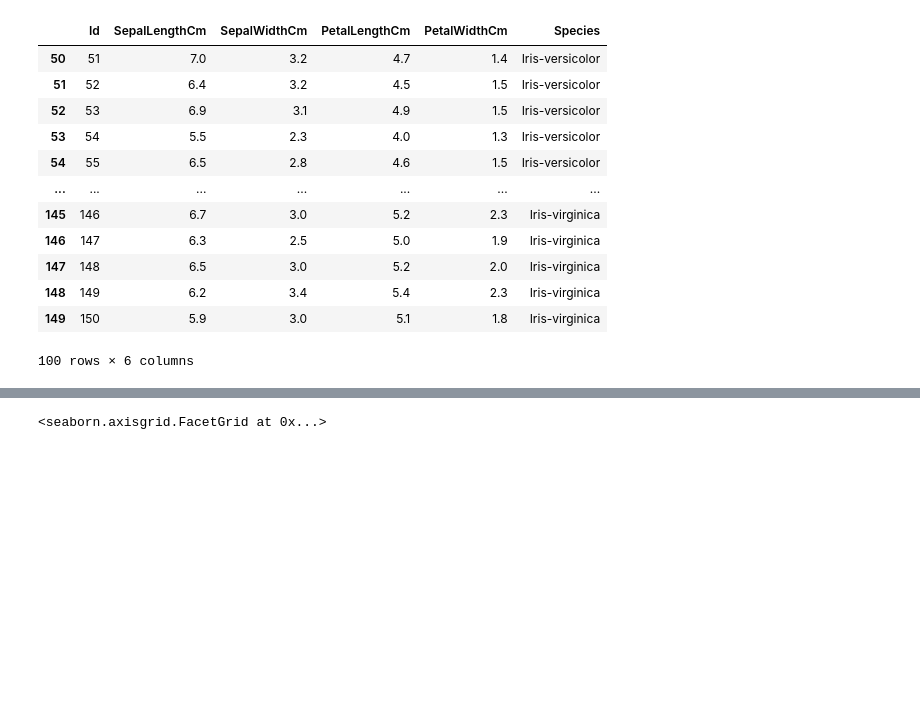
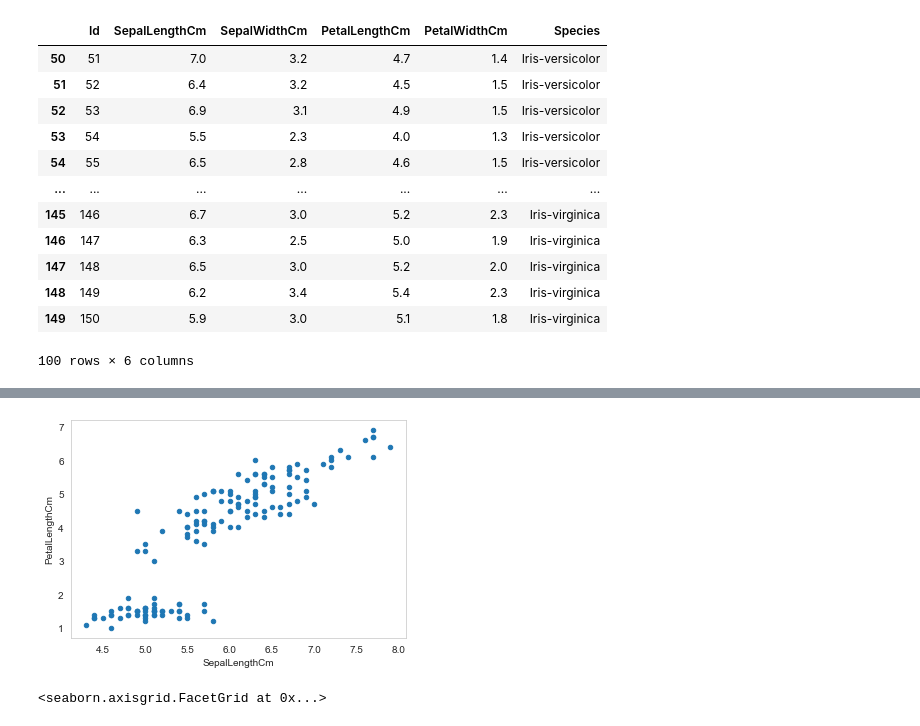
Before and after one commit to Thien-Nguyen-Git/Iris_Flowers, a Jupyter notebook: Beautiful_Flowers.ipynb, the cells around one changed output, grey strips where cells are left out. Saved outputs shown, nothing was run; the diff lists cells and outputs as text; code cells hidden in the pictures; blank space fills up the shorter version.

```diff
--- a/Beautiful_Flowers.ipynb
+++ b/Beautiful_Flowers.ipynb
@@ -101,3 +101,12 @@ sns.regplot(x = "sepal_length", y = "petal_length", ci = None, data = iris_df)
+# %%
+# 7 - version 2
+
+iris.plot(kind ="scatter",
+          x ='SepalLengthCm',
+          y ='PetalLengthCm')
+plt.grid()
+# %% [output]
+[figure, added]
 # %%
 # 8. Now apply species as hue in the same scatter plot for better visibility and understanding
 
```
Also changed, not shown: parts of 1 cell of this notebook.
